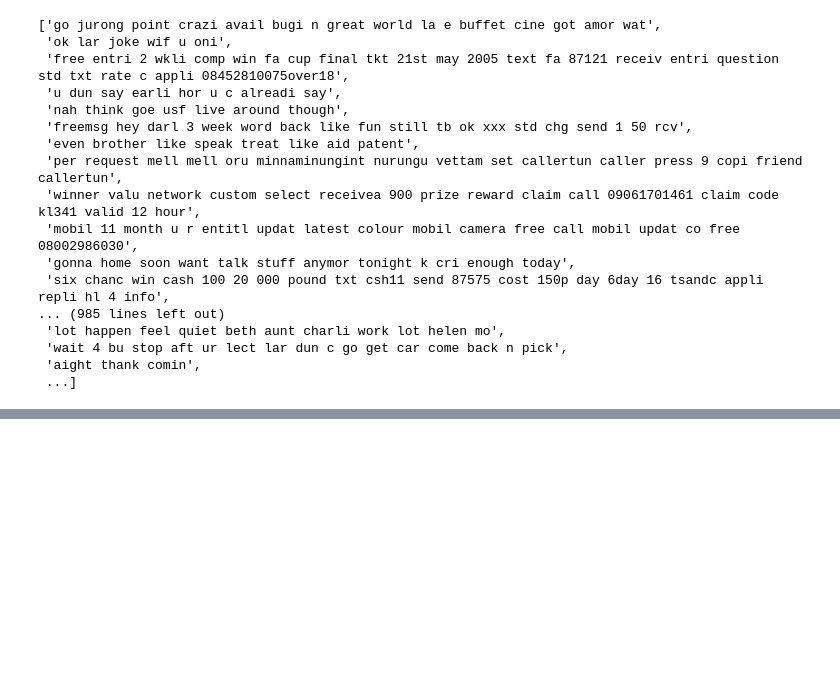
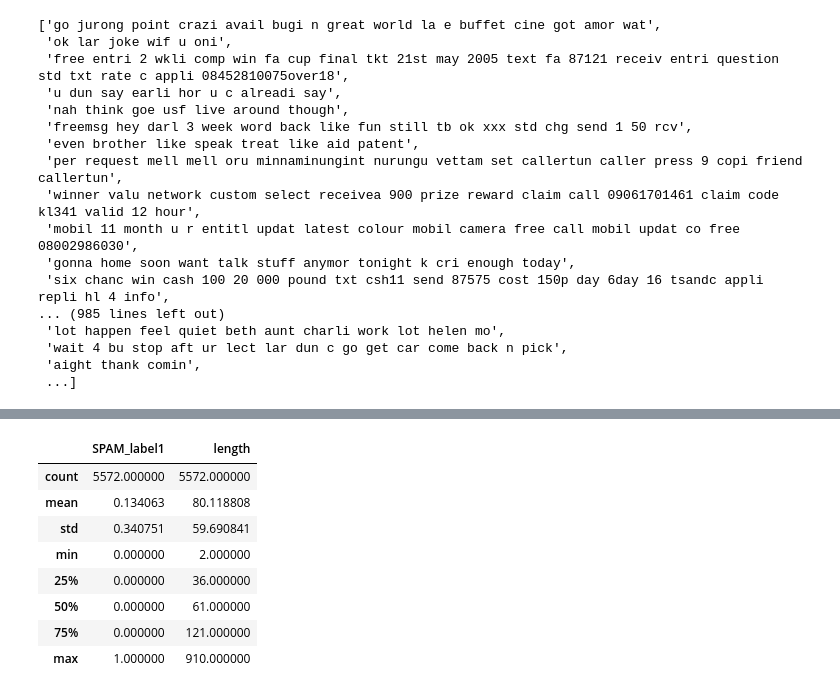
Before and after one commit to jothikak780/Muniyammal, a Jupyter notebook: OSF_task2.ipynb, the cells around one changed output, grey strips where cells are left out. Saved outputs shown, nothing was run; the diff lists cells and outputs as text; code cells hidden in the pictures; blank space fills up the shorter version.

```diff
--- a/OSF_task2.ipynb
+++ b/OSF_task2.ipynb
@@ -173,0 +188,12 @@ df.tail()
+# %%
+df.describe()
+# %% [output]
+|  | SPAM_label1 | length |
+| count | 5572.000000 | 5572.000000 |
+| mean | 0.134063 | 80.118808 |
+| std | 0.340751 | 59.690841 |
+| min | 0.000000 | 2.000000 |
+| 25% | 0.000000 | 36.000000 |
+| 50% | 0.000000 | 61.000000 |
+| 75% | 0.000000 | 121.000000 |
+| max | 1.000000 | 910.000000 |
```
Also changed, not shown: parts of 10 cells of this notebook.
